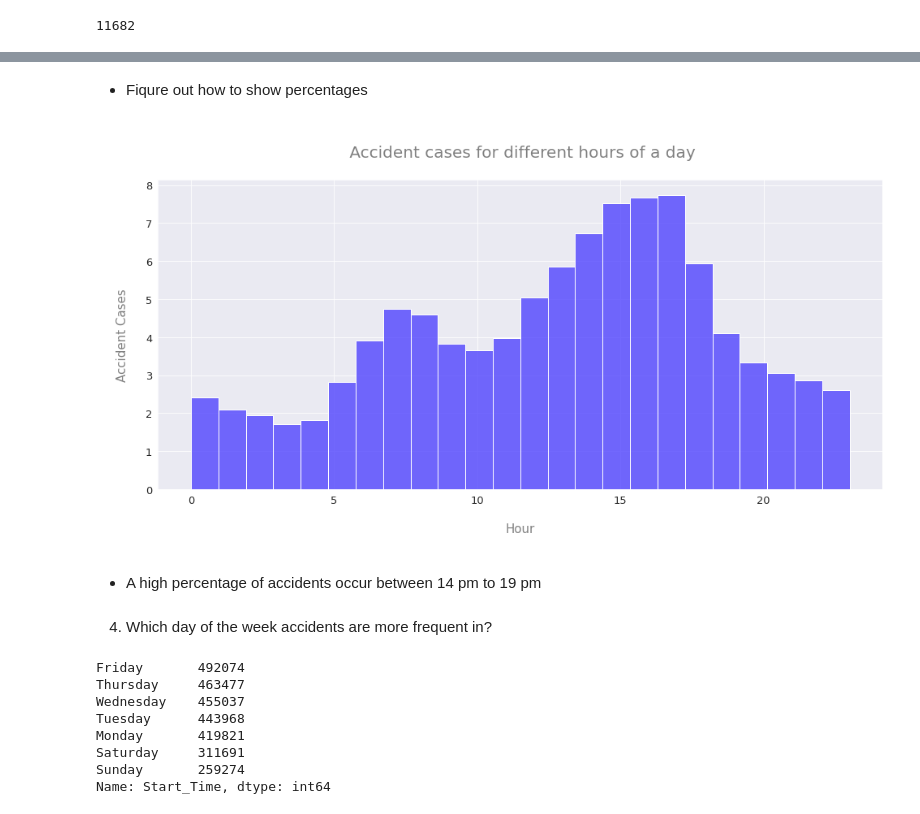
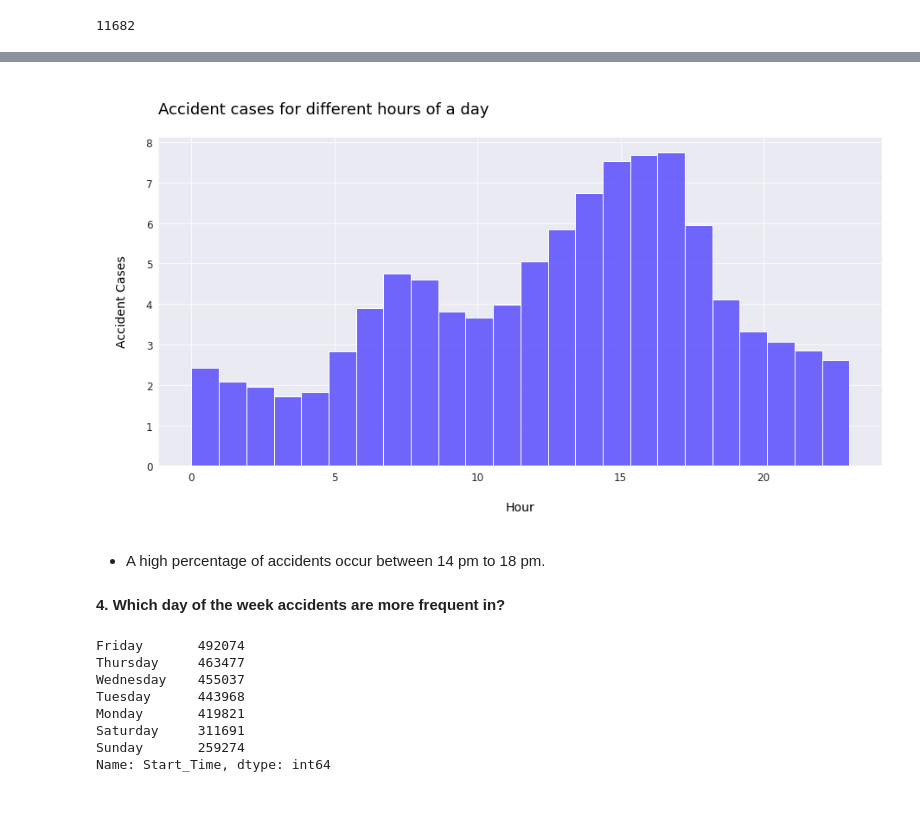
Before and after one commit to matthewmachnowski/us-accidents-analysis, a Jupyter notebook: us_accidents_analysis.ipynb, the cells around one changed output, grey strips where cells are left out. Drawn from its saved outputs; the diff is of its cells as text; code cells hidden in the pictures.

```diff
--- a/us_accidents_analysis.ipynb
+++ b/us_accidents_analysis.ipynb
@@ -228,22 +238,20 @@ Timestamp('2016-02-08 00:37:08')
 # %%
 df.Start_Time = pd.to_datetime(df.Start_Time)
-# %% [markdown]
-- Fiqure out how to show percentages
 # %%
-plt.figure(figsize=(16,7))
-plt.title('\n Accident cases for different hours of a day\n', size=20, color='grey')
-plt.xlabel('\nHour\n', fontsize=15, color='gray')
-plt.ylabel('\nAccident Cases\n', fontsize=15, color='gray')
-plt.xticks(fontsize=13)
-plt.yticks(fontsize=13)
+plt.figure(figsize=(15,7))
+plt.title('\nAccident cases for different hours of a day\n', size=18, color='Black', loc='left')
+plt.xlabel('\nHour\n', fontsize=14, color='Black')
+plt.ylabel('\nAccident Cases\n', fontsize=14, color='Black')
+plt.xticks(fontsize=12)
+plt.yticks(fontsize=12)
 sns.histplot(df.Start_Time.dt.hour, bins=24, stat="percent", color='#4638ff')
 plt.show()
 # %% [output]
-[figure, old version]
+[figure, new version]
 # %% [markdown]
-- A high percentage of accidents occur between 14 pm to 19 pm
+- A high percentage of accidents occur between 14 pm to 18 pm.
 # %% [markdown]
-4. Which day of the week accidents are more frequent in?
+**4. Which day of the week accidents are more frequent in?**
 # %%
 df.Start_Time.dt.day_name().value_counts()
 # %% [output]
```
Also changed, not shown: parts of 38 cells of this notebook.
